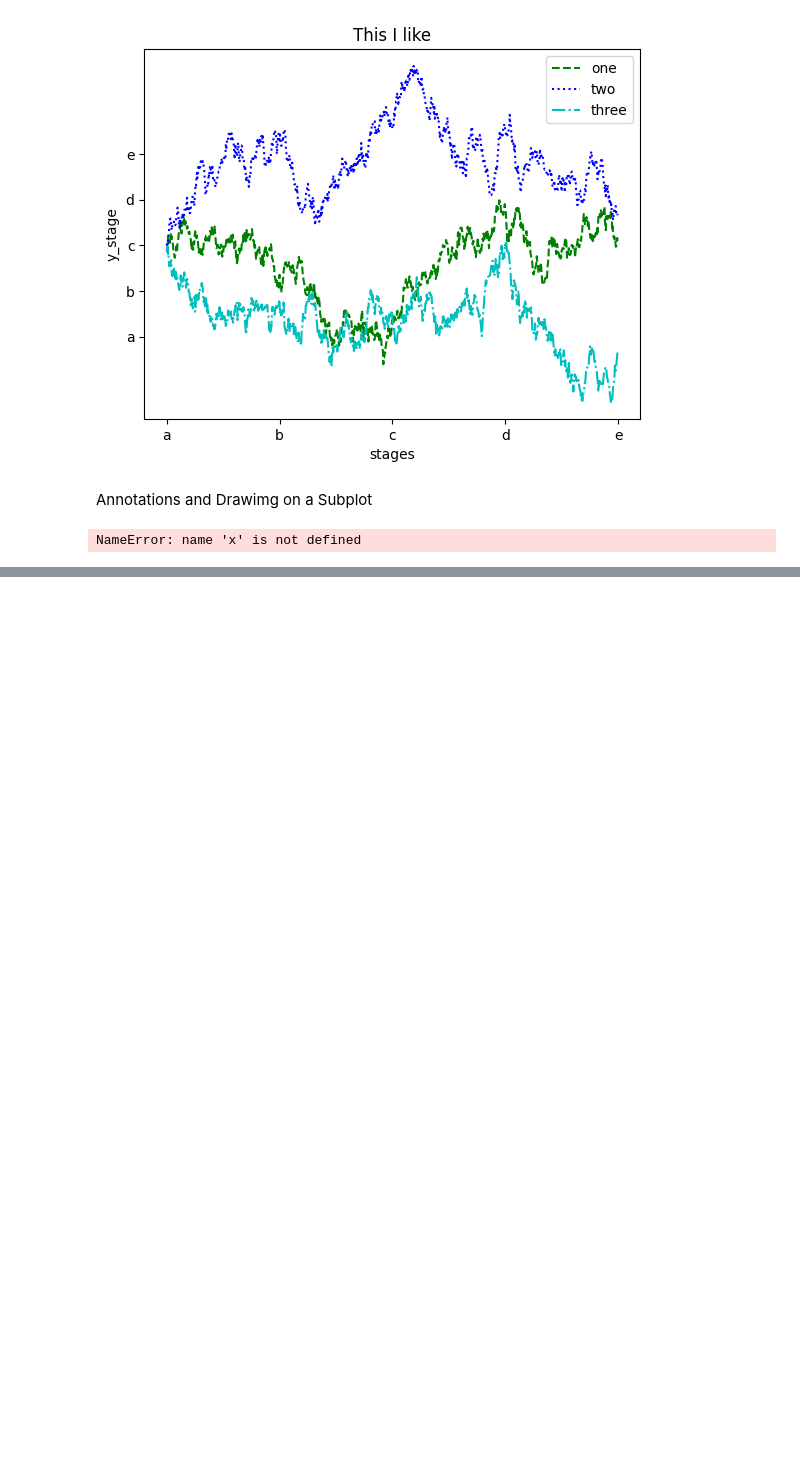
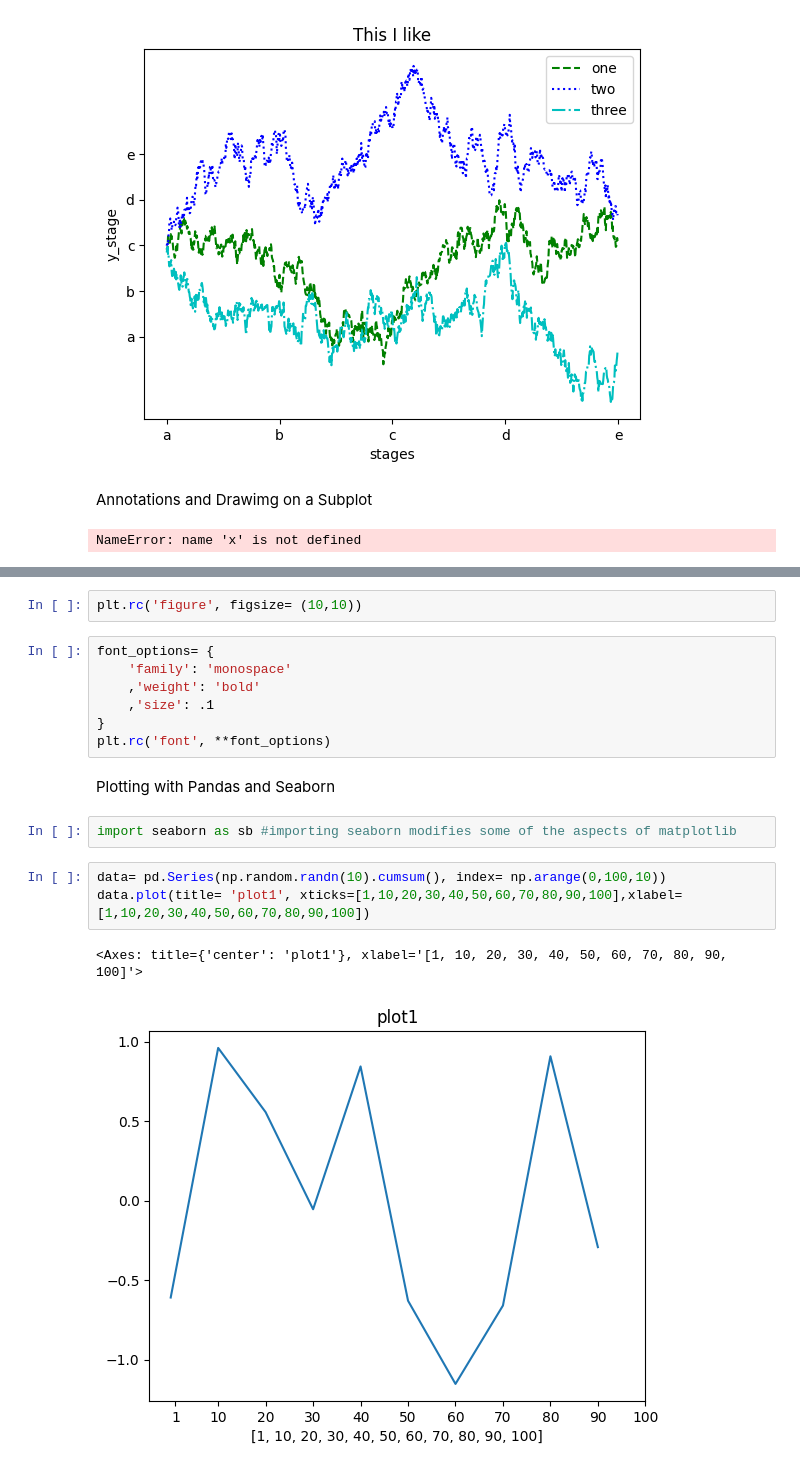
Before and after one commit to SaurVer/My_python_journey, a Jupyter notebook: Assignment_1/Python for Data Analysis by Wes mikkney/Chapter9: Data visualisation using Matplotlib.ipynb, the cells around one changed output, grey strips where cells are left out. Saved outputs shown, nothing was run; the diff lists cells and outputs as text; blank space fills up the shorter version.

```diff
--- a/Assignment_1/Python for Data Analysis by Wes mikkney/Chapter9: Data visualisation using Matplotlib.ipynb
+++ b/Assignment_1/Python for Data Analysis by Wes mikkney/Chapter9: Data visualisation using Matplotlib.ipynb
@@ -240,0 +342,19 @@ NameError: name 'x' is not defined
+# %%
+plt.rc('figure', figsize= (10,10))
+# %%
+font_options= {
+    'family': 'monospace'
+    ,'weight': 'bold'
+    ,'size': .1
+}
+plt.rc('font', **font_options)
+# %% [markdown]
+Plotting with Pandas and Seaborn
+# %%
+import seaborn as sb #importing seaborn modifies some of the aspects of matplotlib
+# %%
+data= pd.Series(np.random.randn(10).cumsum(), index= np.arange(0,100,10))
+data.plot(title= 'plot1', xticks=[1,10,20,30,40,50,60,70,80,90,100],xlabel= [1,10,20,30,40,50,60,70,80,90,100])
+# %% [output]
+<Axes: title={'center': 'plot1'}, xlabel='[1, 10, 20, 30, 40, 50, 60, 70, 80, 90, 100]'>
+[figure, added]
```
Also changed, not shown: parts of 26 cells of this notebook.
